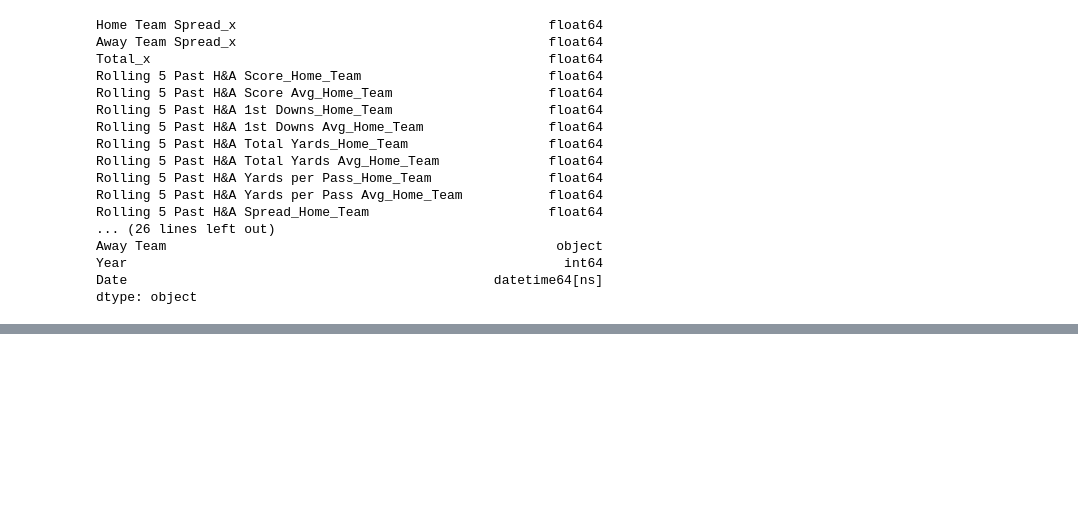
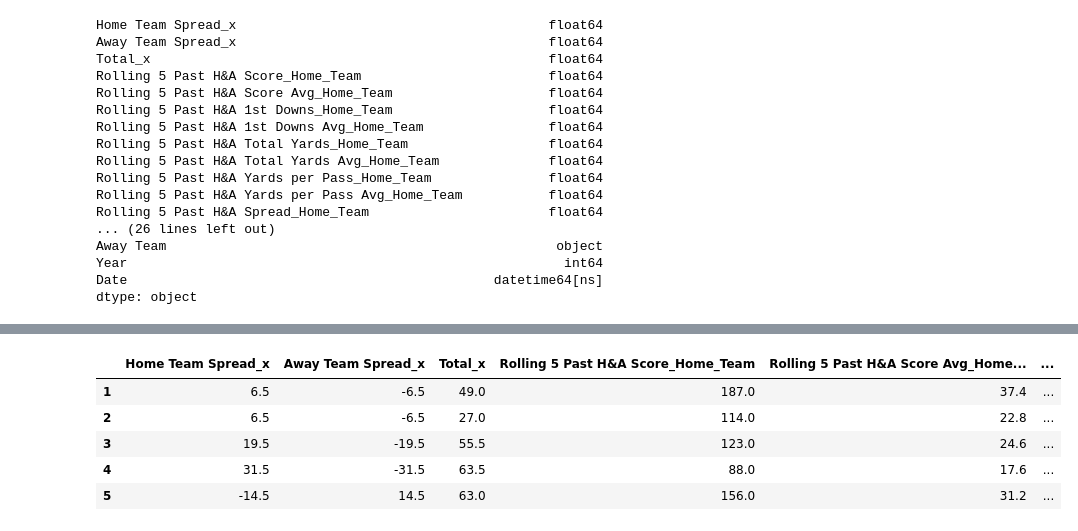
Before and after one commit to MarkClampitt/Springboard, a Jupyter notebook: Capstone2/Capstone2-Pre-Processing-ver3.ipynb, the cells around one changed output, grey strips where cells are left out. Saved outputs shown, nothing was run; the diff lists cells and outputs as text; code cells hidden in the pictures; blank space fills up the shorter version.

```diff
--- a/Capstone2/Capstone2-Pre-Processing-ver3.ipynb
+++ b/Capstone2/Capstone2-Pre-Processing-ver3.ipynb
@@ -380,0 +457,15 @@ Feature: Home Score_x_x
+# %%
+df4 = pd.get_dummies(df4, prefix='Home Team', columns=['Home Team'],drop_first=True)
+# %%
+df4 = pd.get_dummies(df4, prefix='Away Team', columns=['Away Team'],drop_first=True)
+# %%
+pd.set_option('display.max_columns', None)
+# %%
+df4.head()
+# %% [output]
+|  | Home Team Spread_x | Away Team Spread_x | Total_x | Rolling 5 Past H&A Score_Home_Team | Rolling 5 Past H&A Score Avg_Home... | ... |
+| 1 | 6.5 | -6.5 | 49.0 | 187.0 | 37.4 | ... |
+| 2 | 6.5 | -6.5 | 27.0 | 114.0 | 22.8 | ... |
+| 3 | 19.5 | -19.5 | 55.5 | 123.0 | 24.6 | ... |
+| 4 | 31.5 | -31.5 | 63.5 | 88.0 | 17.6 | ... |
+| 5 | -14.5 | 14.5 | 63.0 | 156.0 | 31.2 | ... |
```
Also changed, not shown: parts of 28 cells of this notebook.
